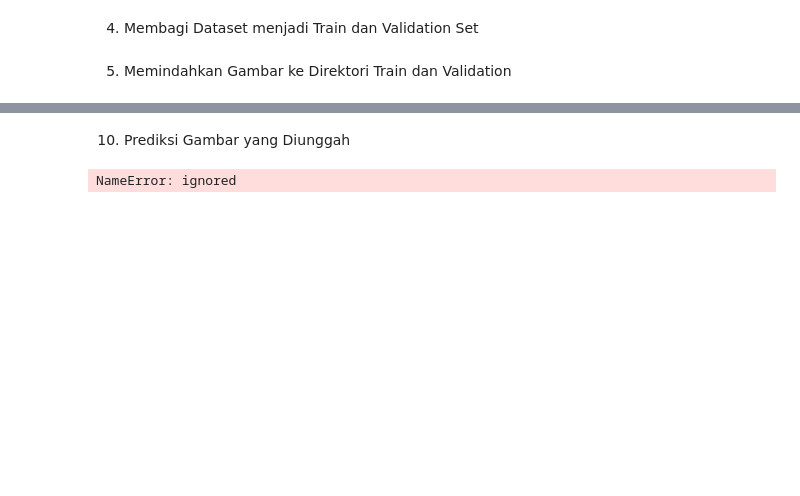
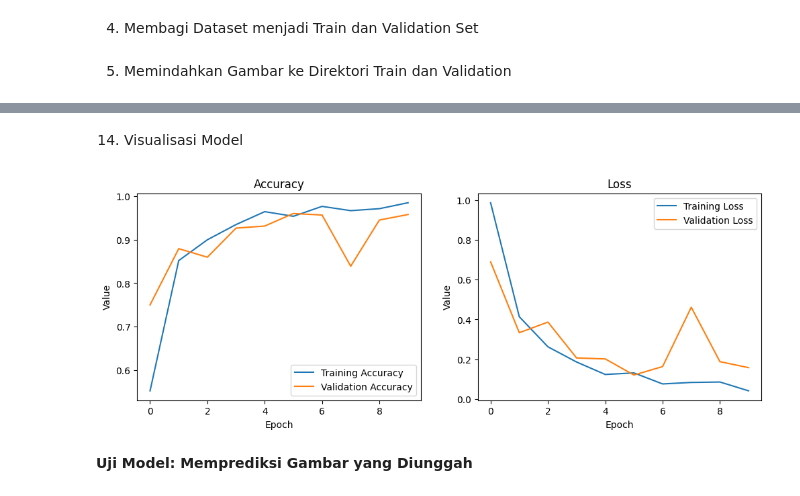
Before and after one commit to Vangzbill/Dicoding, a Jupyter notebook: Proyek_Akhir_Klasifikasi_Gambar.ipynb, the cells around one changed output, grey strips where cells are left out. Saved outputs shown, nothing was run; the diff lists cells and outputs as text; code cells hidden in the pictures; blank space fills up the shorter version.

```diff
--- a/Proyek_Akhir_Klasifikasi_Gambar.ipynb
+++ b/Proyek_Akhir_Klasifikasi_Gambar.ipynb
@@ -67,2 +63,4 @@ os.makedirs(os.path.join(base_dir, "val"), exist_ok=True)
+# %%
+base_dir = '/content/drive/MyDrive/Dicoding/dataset/rockpaperscissors/'
 # %% [markdown]
 4. Membagi Dataset menjadi Train dan Validation Set
@@ -175,0 +197,18 @@ Epoch 10/10
+# %%
+# Membuat callback untuk mengatur akurasi maksimal
+class myCallback(tf.keras.callbacks.Callback):
+  def on_epoch_end(self, epoch, logs={}):
+    if(logs.get('accuracy')>0.98):
+      print("\nAkurasi telah mencapai >98%!")
+      self.model.stop_training = True
+callbacks = myCallback()
+# %%
+history = model.fit(
+    train_generator,
+    steps_per_epoch = 41, # 1312 images = batch_size * steps
+    epochs = 10,
+    validation_data = validation_generator,
+    validation_steps = 27, # 876 images = batch_size * steps
+    verbose =2,
+      callbacks=[callbacks]
+)
@@ -176,9 +258,31 @@ Epoch 10/10
+# %% [markdown]
+14. Visualisasi Model
+# %%
+acc = history.history['accuracy']
+val_acc = history.history['val_accuracy']
+loss = history.history['loss']
+val_loss = history.history['val_loss']
+
+plt.figure(figsize=(12, 4))
+
+plt.subplot(1, 2, 1)
+plt.plot(acc, label='Training Accuracy')
+plt.plot(val_acc, label='Validation Accuracy')
+plt.legend(loc='lower right')
+plt.ylabel('Value')
+plt.xlabel('Epoch')
+plt.title('Accuracy')
+
+plt.subplot(1, 2, 2)
+plt.plot(loss, label='Training Loss')
+plt.plot(val_loss, label='Validation Loss')
+plt.legend(loc='upper right')
+plt.ylabel('Value')
+plt.xlabel('Epoch')
+plt.title('Loss')
+
+plt.show()
+# %% [output]
+[figure, added]
 # %% [markdown]
-10. Prediksi Gambar yang Diunggah
+**Uji Model: Memprediksi Gambar yang Diunggah**
-# %%
-uploaded_image_path = "room.jpeg"
-uploaded_image = load_and_preprocess_image(uploaded_image_path)
-prediction = model.predict(uploaded_image)
-class_label = get_class_label(prediction)
-# %% [output]
-NameError: ignored
```
Also changed, not shown: parts of 34 cells of this notebook.
